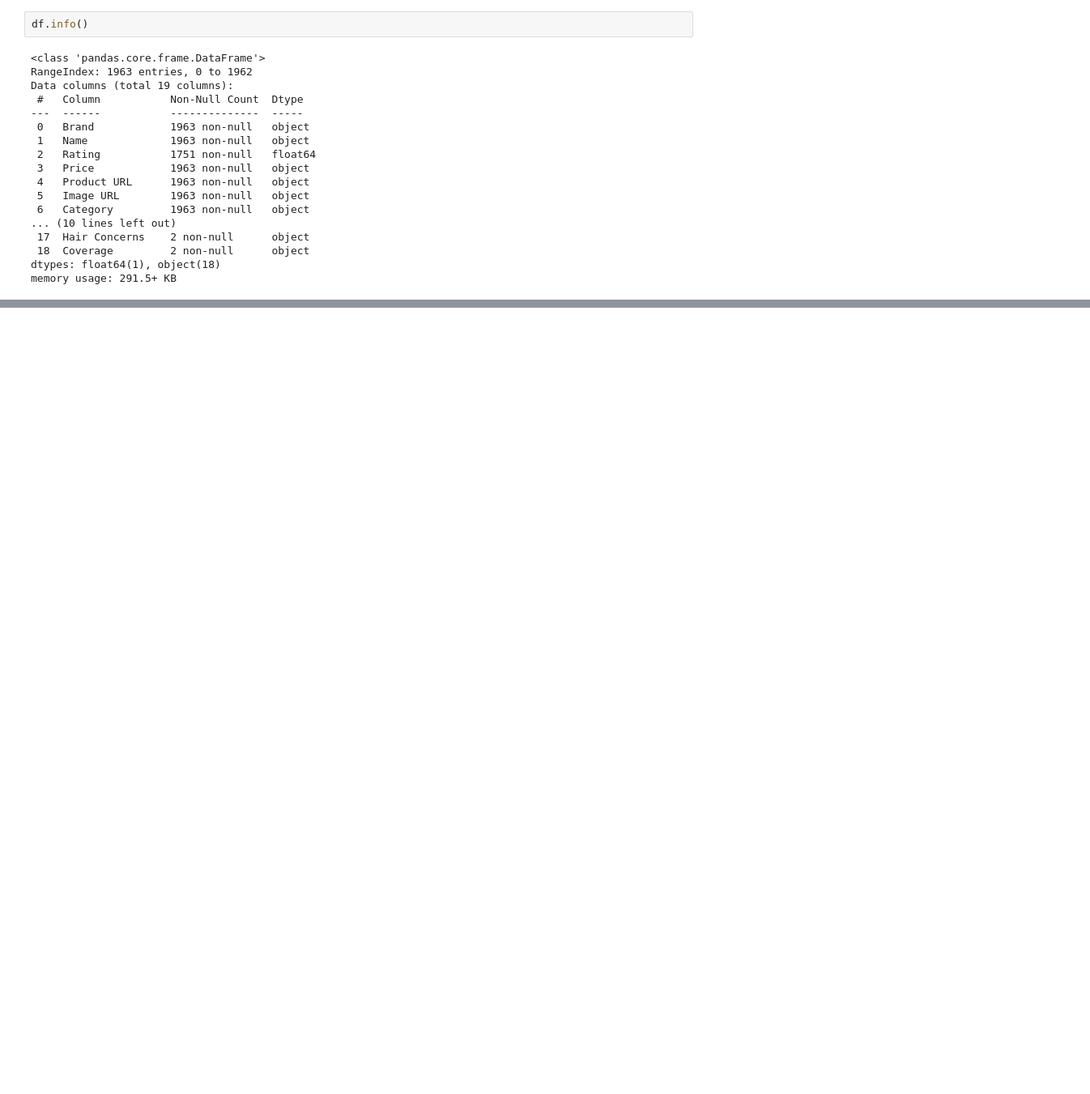
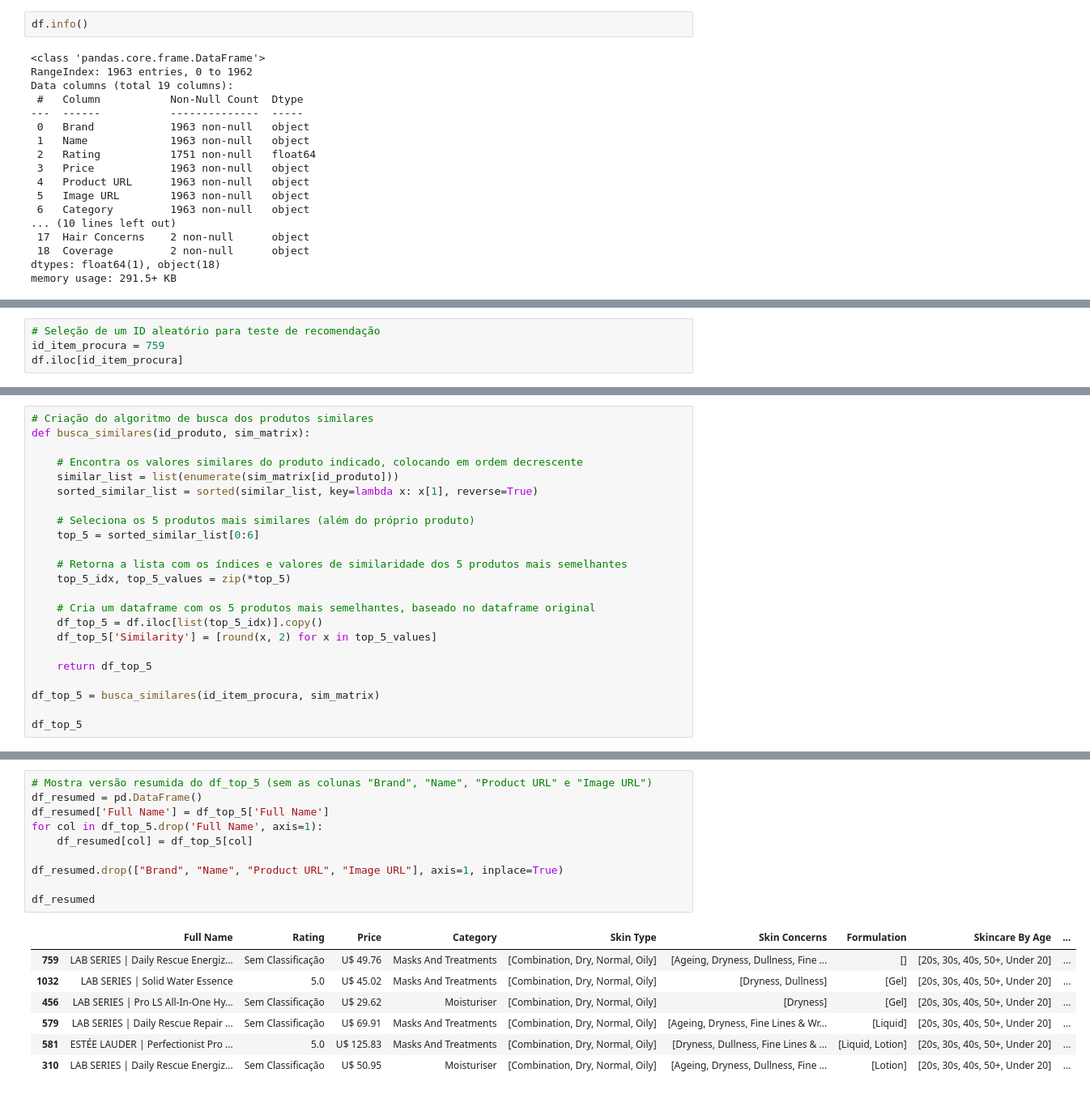
Before and after one commit to lucas-hara/algoritmo-recomendacao-skincare-TCC, a Jupyter notebook: 03 Notebook e datasets gerados/Algoritmo de Recomendação.ipynb, the cells around one changed output, grey strips where cells are left out. Shown at 81% size. Drawn from its saved outputs; the diff is of its cells as text; blank space fills up the shorter version.

```diff
--- a/03 Notebook e datasets gerados/Algoritmo de Recomendação.ipynb
+++ b/03 Notebook e datasets gerados/Algoritmo de Recomendação.ipynb
@@ -59,0 +371,4 @@ ValueError: Mime type rendering requires nbformat>=4.2.0 but it is not installed
+# %%
+# Seleção de um ID aleatório para teste de recomendação
+id_item_procura = 759
+df.iloc[id_item_procura]
@@ -59,0 +391,23 @@ ValueError: Mime type rendering requires nbformat>=4.2.0 but it is not installed
+# %%
+# Criação do algoritmo de busca dos produtos similares
+def busca_similares(id_produto, sim_matrix):
+
+    # Encontra os valores similares do produto indicado, colocando em ordem decrescente
+    similar_list = list(enumerate(sim_matrix[id_produto]))
+    sorted_similar_list = sorted(similar_list, key=lambda x: x[1], reverse=True)
+
+    # Seleciona os 5 produtos mais similares (além do próprio produto)
+    top_5 = sorted_similar_list[0:6]
+
+    # Retorna a lista com os índices e valores de similaridade dos 5 produtos mais semelhantes
+    top_5_idx, top_5_values = zip(*top_5)
+
+    # Cria um dataframe com os 5 produtos mais semelhantes, baseado no dataframe original
+    df_top_5 = df.iloc[list(top_5_idx)].copy()
+    df_top_5['Similarity'] = [round(x, 2) for x in top_5_values]
+
+    return df_top_5
+
+df_top_5 = busca_similares(id_item_procura, sim_matrix)
+
+df_top_5
@@ -59,0 +422,18 @@ ValueError: Mime type rendering requires nbformat>=4.2.0 but it is not installed
+# %%
+# Mostra versão resumida do df_top_5 (sem as colunas "Brand", "Name", "Product URL" e "Image URL")
+df_resumed = pd.DataFrame()
+df_resumed['Full Name'] = df_top_5['Full Name']
+for col in df_top_5.drop('Full Name', axis=1):
+    df_resumed[col] = df_top_5[col]
+
+df_resumed.drop(["Brand", "Name", "Product URL", "Image URL"], axis=1, inplace=True)
+
+df_resumed
+# %% [output]
+|  | Full Name | Rating | Price | Category | Skin Type | Skin Concerns | Formulation | Skincare By Age | ... |
+| 759 | LAB SERIES | Daily Rescue Energiz... | Sem Classificação | U$ 49.76 | Masks And Treatments | [Combination, Dry, Normal, Oily] | [Ageing, Dryness, Dullness, Fine ... | [] | [20s, 30s, 40s, 50+, Under 20] | ... |
+| 1032 | LAB SERIES | Solid Water Essence | 5.0 | U$ 45.02 | Masks And Treatments | [Combination, Dry, Normal, Oily] | [Dryness, Dullness] | [Gel] | [20s, 30s, 40s, 50+, Under 20] | ... |
+| 456 | LAB SERIES | Pro LS All-In-One Hy... | Sem Classificação | U$ 29.62 | Moisturiser | [Combination, Dry, Normal, Oily] | [Dryness] | [Gel] | [20s, 30s, 40s, 50+, Under 20] | ... |
+| 579 | LAB SERIES | Daily Rescue Repair ... | Sem Classificação | U$ 69.91 | Masks And Treatments | [Combination, Dry, Normal, Oily] | [Ageing, Dryness, Fine Lines & Wr... | [Liquid] | [20s, 30s, 40s, 50+, Under 20] | ... |
+| 581 | ESTÉE LAUDER | Perfectionist Pro ... | 5.0 | U$ 125.83 | Masks And Treatments | [Combination, Dry, Normal, Oily] | [Dryness, Dullness, Fine Lines & ... | [Liquid, Lotion] | [20s, 30s, 40s, 50+, Under 20] | ... |
+| 310 | LAB SERIES | Daily Rescue Energiz... | Sem Classificação | U$ 50.95 | Moisturiser | [Combination, Dry, Normal, Oily] | [Ageing, Dryness, Dullness, Fine ... | [Lotion] | [20s, 30s, 40s, 50+, Under 20] | ... |
```
Also changed, not shown: parts of 36 cells of this notebook, 3 other files.
